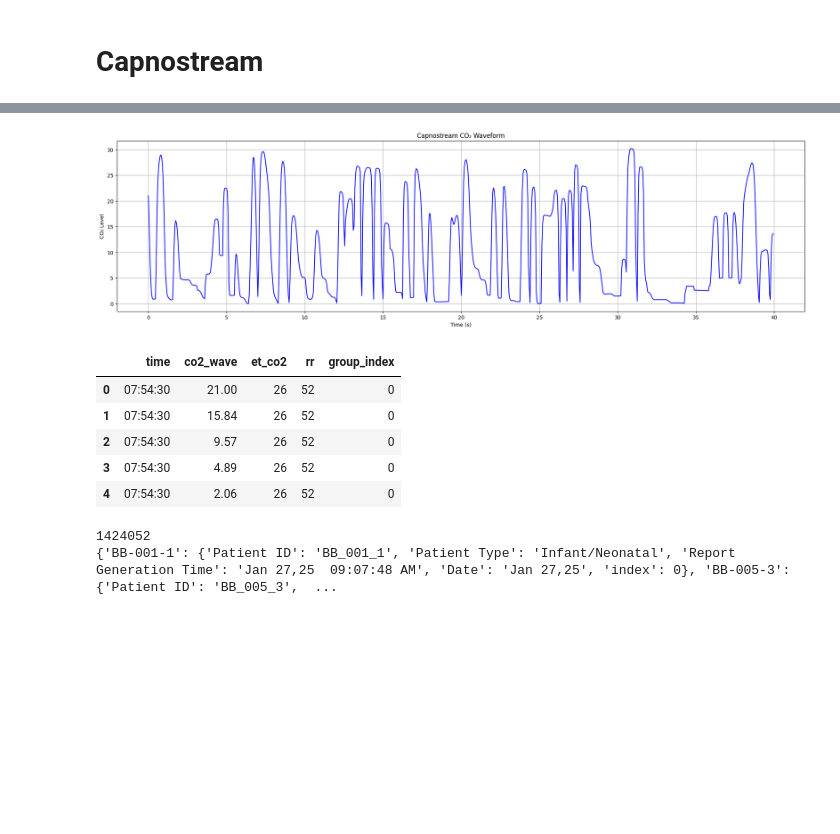
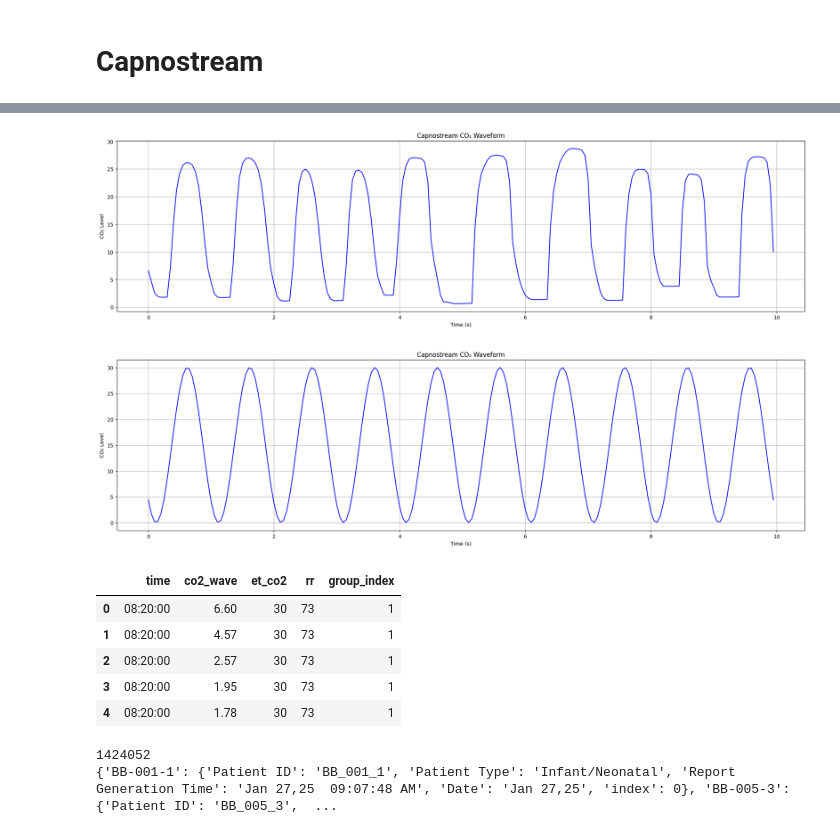
Before and after one commit to bsu-cbs-research/babi, a Jupyter notebook: data/exploration.ipynb, the cells around one changed output, grey strips where cells are left out. Cells and saved outputs as stored; diff of their text form; code cells hidden in the pictures; blank space fills up the shorter version.

```diff
--- a/data/exploration.ipynb
+++ b/data/exploration.ipynb
@@ -24,9 +24,21 @@ mocap_df.head()
 # %%
 from data import plotting
 # %%
-first_preprocessed_capnostream_file = os.listdir(os.path.join(constants.preprocessed_data_dir, "capnostream"))[0]
+import numpy as np
+
+first_preprocessed_capnostream_file = os.listdir(os.path.join(constants.preprocessed_data_dir, "capnostream"))[1]
 capnostream_file_df: pd.DataFrame = pd.read_pickle(os.path.join(constants.preprocessed_data_dir, "capnostream", first_preprocessed_capnostream_file))
 print(capnostream_file_df.attrs) # show metadata
-plotting.plot_capnostream_waveform(data=capnostream_file_df["co2_wave"][:800])
+plotting.plot_capnostream_waveform(data=capnostream_file_df["co2_wave"][:200])
+
+
+x = np.linspace(0, 2 * np.pi, 200)
+amplitude = 15
+frequency = 10
+phase_shift = np.pi / 4
+synthetic_data = -amplitude * np.sin(frequency * x + phase_shift) + amplitude
+
+
+plotting.plot_capnostream_waveform(data=synthetic_data)
 capnostream_file_df.head()
 # %% [output]
@@ -34,10 +46,11 @@ capnostream_file_df.head()
-[figure, old version]
+[figure, new version]
+[figure, added]
 |  | time | co2_wave | et_co2 | rr | group_index |
-| 0 | 07:54:30 | 21.00 | 26 | 52 | 0 |
-| 1 | 07:54:30 | 15.84 | 26 | 52 | 0 |
-| 2 | 07:54:30 | 9.57 | 26 | 52 | 0 |
-| 3 | 07:54:30 | 4.89 | 26 | 52 | 0 |
-| 4 | 07:54:30 | 2.06 | 26 | 52 | 0 |
+| 0 | 08:20:00 | 6.60 | 30 | 73 | 1 |
+| 1 | 08:20:00 | 4.57 | 30 | 73 | 1 |
+| 2 | 08:20:00 | 2.57 | 30 | 73 | 1 |
+| 3 | 08:20:00 | 1.95 | 30 | 73 | 1 |
+| 4 | 08:20:00 | 1.78 | 30 | 73 | 1 |
 # %%
 capnostream_df: pd.DataFrame = pd.read_pickle(constants.preprocessed_data_paths["capnostream"])
 print(capnostream_df.size) # todo: check for cases where baby did the same group twice (looking for big changes in magnitude)
```
Also changed, not shown: parts of 1 cell of this notebook, 14 other files.
